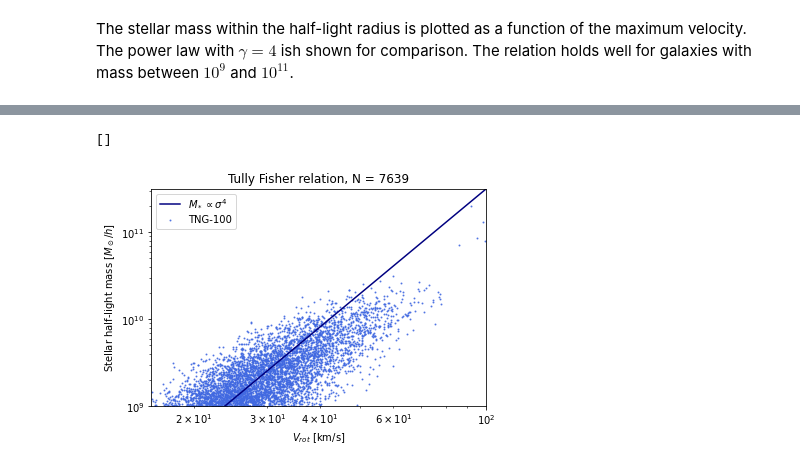
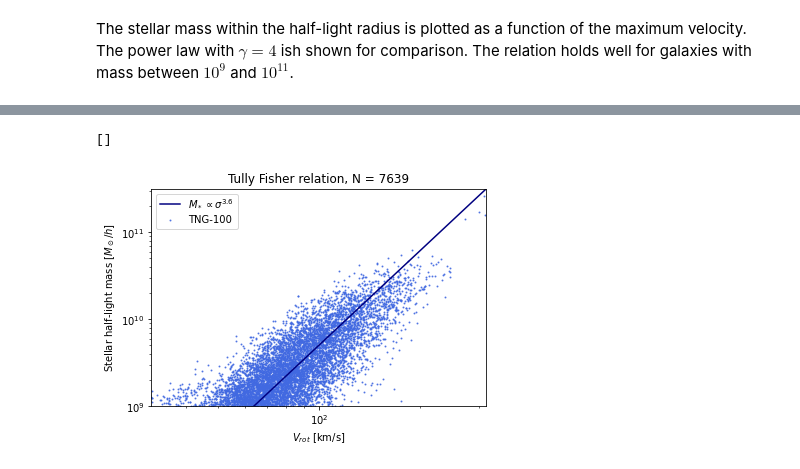
Before and after one commit to choisant/illustris-project, a Jupyter notebook: src/TFR.ipynb, the cells around one changed output, grey strips where cells are left out. Cells and saved outputs as stored; diff of their text form; code cells hidden in the pictures.

```diff
--- a/src/TFR.ipynb
+++ b/src/TFR.ipynb
@@ -13,9 +13,9 @@ import pandas as pd
 import numpy as np
 import math
 
-def velocities(df): #dynamical velocities
-    df["SubhaloMassInHalfRadStellar"] *=10**10
-    v= ((df["SubhaloMassInHalfRad"]/(df["SubhaloHalfmassRad"]))**(1/2))*math.sqrt(G*10**(10)/(10**3))
+def circVelocities(df): #dynamical velocities
+    #SubhaloHalfmassRad is in units ckpc = 10**(-2)*10**3pc = 10pc
+    v= ((df["SubhaloMassInHalfRad"]/(df["SubhaloHalfmassRad"]))**(1/2))*math.sqrt(G*10**(10)/(100))
     df["SubhaloCircVel"]= v
     return df
 
@@ -27,16 +27,16 @@ G = 4.3*10**(-3) #pc*M^-1*(km/s)^2
 
 dataPath = "../data/tng100-1/cutdata/Subhalo_Centrals_minE9_SM_lateType_Gas.pkl"
 data = pd.read_pickle(dataPath)
+data["SubhaloMassStellar"] *=10**10
 # %% [markdown]
 The stellar mass within the half-light radius is plotted as a function of the maximum velocity. The power law with $\gamma = 4$ ish shown for comparison. The relation holds well for galaxies with mass between $10^9$ and $10^{11}$.
 # %%
-data = velocities(data)
-data.plot.scatter(x="SubhaloVmax", y="SubhaloMassInHalfRadStellar",s=1, label = "TNG-100", alpha=0.8, color="royalblue")
+data.plot.scatter(x="SubhaloVmax", y="SubhaloMassStellar",s=1, label = "TNG-100", alpha=0.8, color="royalblue")
 #Power law to compare
-FJx, FJy = powerLaw(a = 4, A= 10**0.9, xmin = 10, xmax = 1000)
+FJx, FJy = powerLaw(a = 4, A= 10**1.2, xmin = 10, xmax = 1000)
 plt.plot(FJx, FJy, color = "navy", label = r"$M_* \propto \sigma^{4} $")
 
-il.formatplot.Vmax_SM(title = "Tully Fisher relation", df=data, x0=10**1.9, x1=10**2.5,y1=10**11.5)
+il.formatplot.Vmax_SM(title = "Tully Fisher relation", df=data, x0=10**1.5, x1=10**2.5, y1=10**11.5)
 plt.plot()
 # %% [output]
 []
@@ -44,12 +46,13 @@ plt.plot()
 # %%
-data.plot.scatter(x="SubhaloCircVel", y="SubhaloMassInHalfRadStellar",s=1, label = "TNG-100", alpha=0.8, color="royalblue")
+data = circVelocities(data)
+data.plot.scatter(x="SubhaloCircVel", y="SubhaloMassStellar",s=1, label = "TNG-100", alpha=0.8, color="royalblue")
 #Power law to compare
-FJx, FJy = powerLaw(a = 4, A= 10**3.5, xmin = 10, xmax = 1000)
-plt.plot(FJx, FJy, color = "navy", label = r"$M_* \propto \sigma^{4} $")
+FJx, FJy = powerLaw(a = 3.6, A= 10**(2.5), xmin = 10, xmax = 1000)
+plt.plot(FJx, FJy, color = "navy", label = r"$M_* \propto \sigma^{3.6} $")
 
-il.formatplot.Vmax_SM(title = "Tully Fisher relation", df=data, x0=10**1.2, x1=10**2,y1=10**11.5)
+il.formatplot.Vmax_SM(title = "Tully Fisher relation", df=data,  x0=10**1.5, x1=10**2.5, y1=10**11.5)
 plt.xlabel(r'$V_{rot}$ [km/s]')
 plt.plot()
 # %% [output]
 []
-[figure, old version]
+[figure, new version]
```
Also changed, not shown: parts of 3 cells of this notebook, 2 other files.
